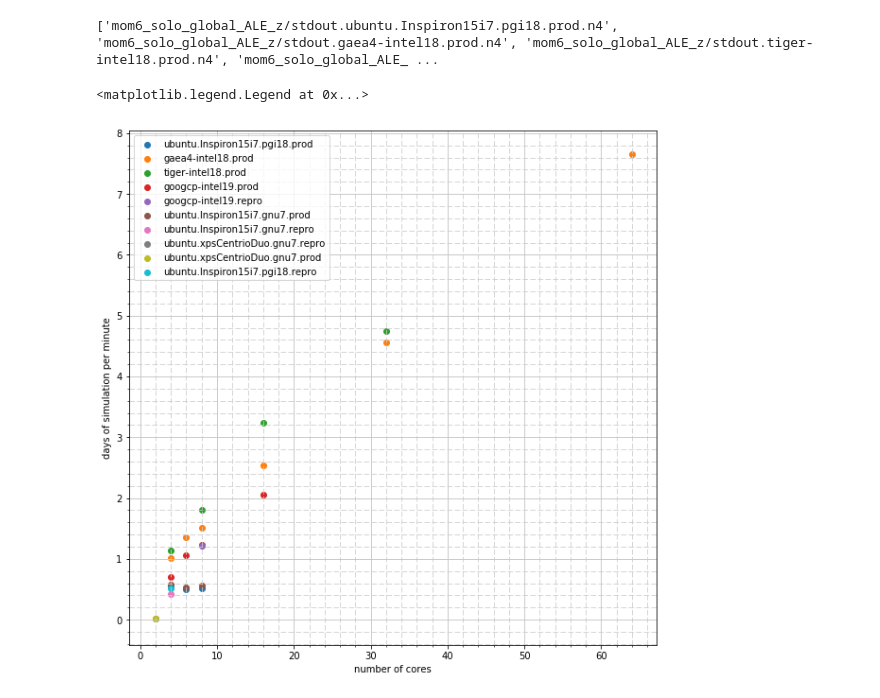
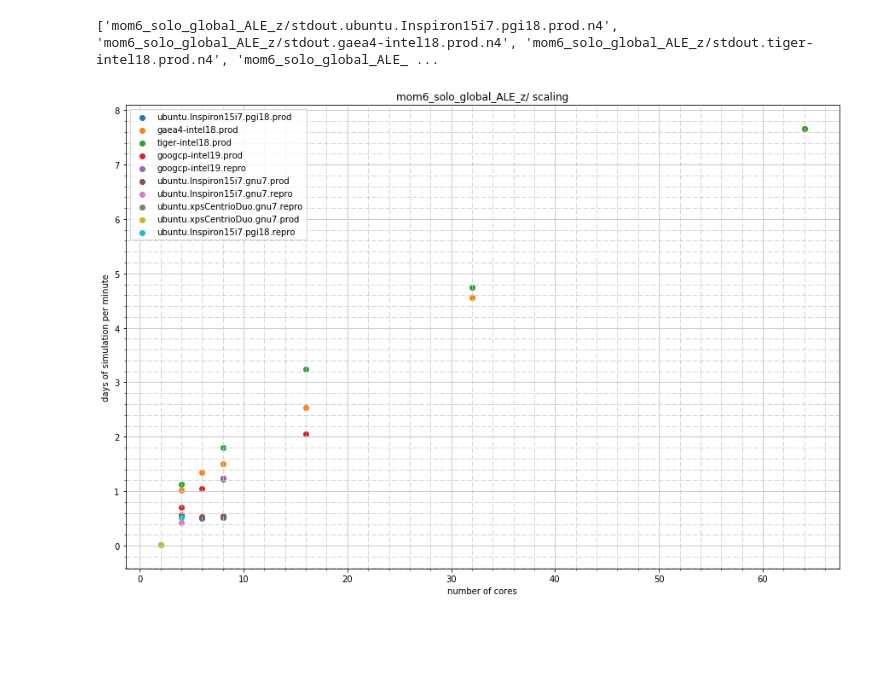
Before and after one commit to tahvildarzadeh/platforms, a Jupyter notebook: mom6/exps/scaling.ipynb, the cells around one changed output. Cells and saved outputs as stored; diff of their text form; code cells hidden in the pictures; blank space fills up the shorter version.

Commit message:
Update scaling curve for mom6_solo_global_ALE_z

```diff
--- a/mom6/exps/scaling.ipynb
+++ b/mom6/exps/scaling.ipynb
@@ -42,17 +42,18 @@ for stdout in stdouts:
 #            print(1+int(m.group(8)),float(m.group(2)))
             table[plat].append((1+int(m.group(8)),60./float(m.group(2))))
 # %%
-plt.figure(figsize=(10,10))
+plt.figure(figsize=(15,10))
 for k, v in table.items():
 #    if('Duo' not in k):
     plt.scatter(*zip(*v),label=k)
 
 plt.xlabel('number of cores')
 plt.ylabel('days of simulation per minute')
 plt.grid(True,which='major',linestyle='-', color='0.75')
 plt.grid(True,which='minor',linestyle='--',color='0.80')
 plt.minorticks_on()
 plt.legend()
+plt.title(experiment + ' scaling')
+plt.savefig(experiment+'scaling.png')
 # %% [output]
-<matplotlib.legend.Legend at 0x...>
-[figure, old version]
+[figure, new version]
```
Also changed, not shown: 1 other file.
